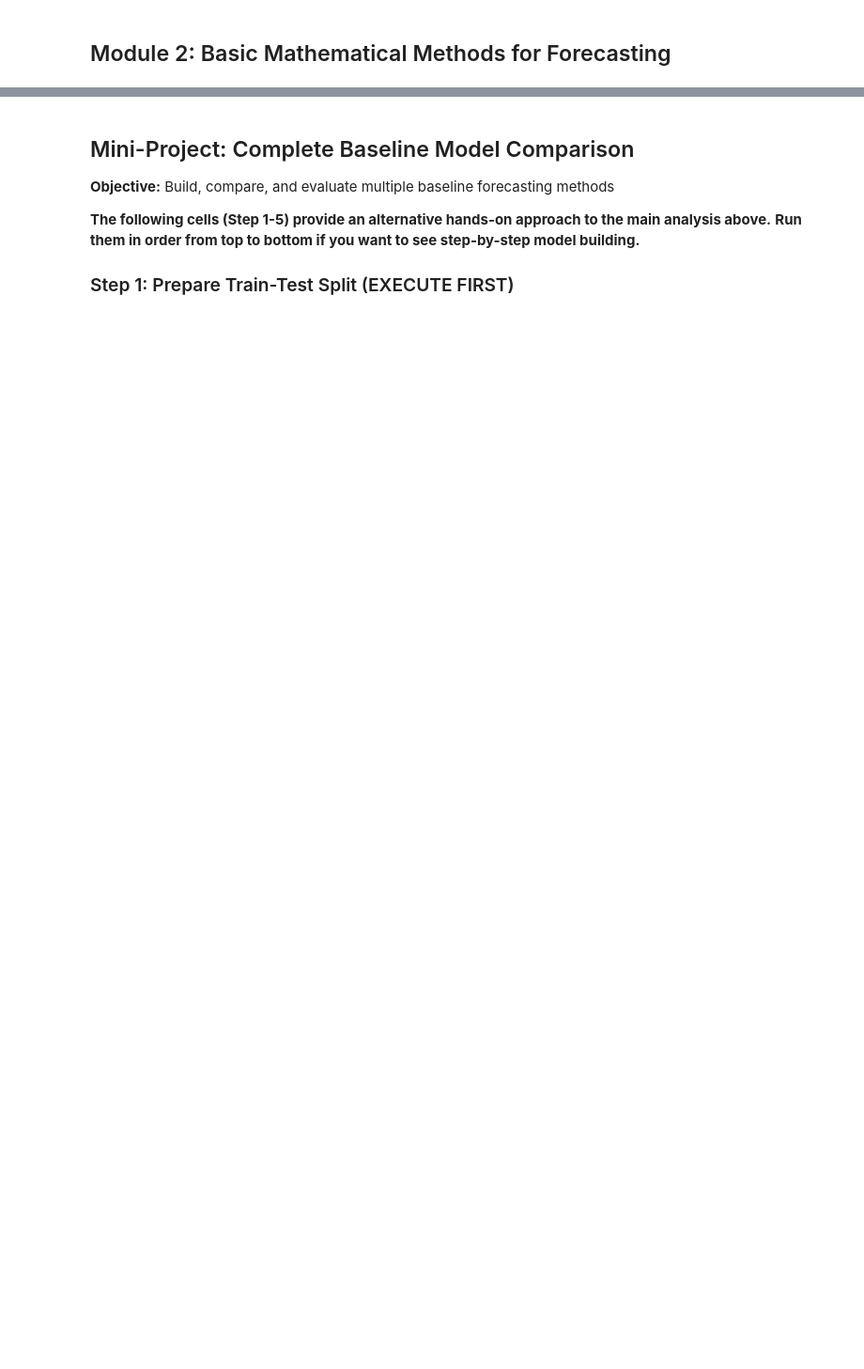
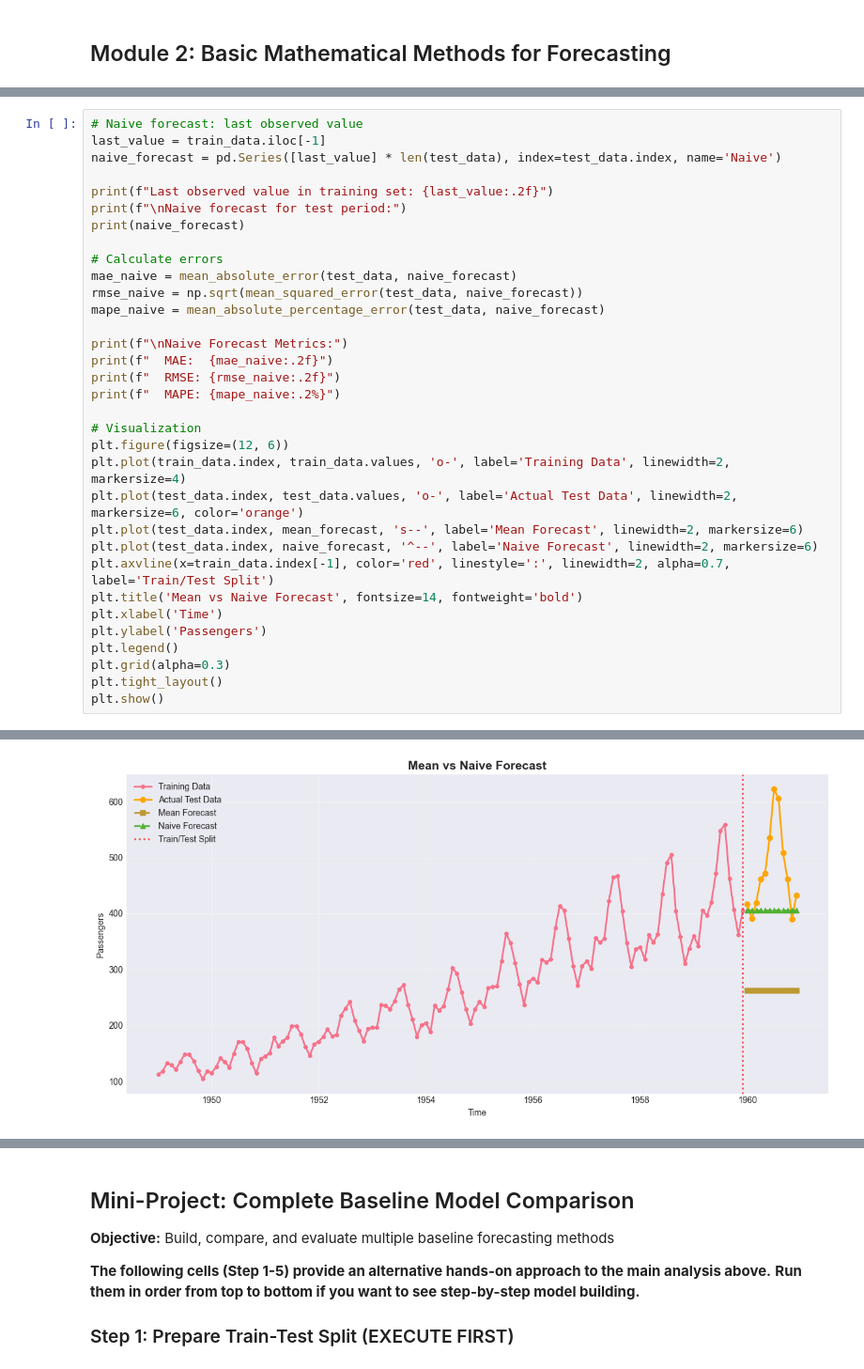
Before and after one commit to bhanujahuja/forecasting_training, a Jupyter notebook: code/module-2-basic-mathematical-methods.ipynb, the cells around one changed output, grey strips where cells are left out. Shown at 94% size. Cells and saved outputs as stored; diff of their text form; blank space fills up the shorter version.

```diff
--- a/code/module-2-basic-mathematical-methods.ipynb
+++ b/code/module-2-basic-mathematical-methods.ipynb
@@ -566,0 +161,34 @@ Test period: 115 to 143
+# %%
+# Naive forecast: last observed value
+last_value = train_data.iloc[-1]
+naive_forecast = pd.Series([last_value] * len(test_data), index=test_data.index, name='Naive')
+
+print(f"Last observed value in training set: {last_value:.2f}")
+print(f"\nNaive forecast for test period:")
+print(naive_forecast)
+
+# Calculate errors
+mae_naive = mean_absolute_error(test_data, naive_forecast)
+rmse_naive = np.sqrt(mean_squared_error(test_data, naive_forecast))
+mape_naive = mean_absolute_percentage_error(test_data, naive_forecast)
+
+print(f"\nNaive Forecast Metrics:")
+print(f"  MAE:  {mae_naive:.2f}")
+print(f"  RMSE: {rmse_naive:.2f}")
+print(f"  MAPE: {mape_naive:.2%}")
+
+# Visualization
+plt.figure(figsize=(12, 6))
+plt.plot(train_data.index, train_data.values, 'o-', label='Training Data', linewidth=2, markersize=4)
+plt.plot(test_data.index, test_data.values, 'o-', label='Actual Test Data', linewidth=2, markersize=6, color='orange')
+plt.plot(test_data.index, mean_forecast, 's--', label='Mean Forecast', linewidth=2, markersize=6)
+plt.plot(test_data.index, naive_forecast, '^--', label='Naive Forecast', linewidth=2, markersize=6)
+plt.axvline(x=train_data.index[-1], color='red', linestyle=':', linewidth=2, alpha=0.7, label='Train/Test Split')
+plt.title('Mean vs Naive Forecast', fontsize=14, fontweight='bold')
+plt.xlabel('Time')
+plt.ylabel('Passengers')
+plt.legend()
+plt.grid(alpha=0.3)
+plt.tight_layout()
+plt.show()
+# %% [output]
@@ -566,0 +212 @@ Test period: 115 to 143
+[figure, added]
```
Also changed, not shown: parts of 54 cells of this notebook, 8 other files.
